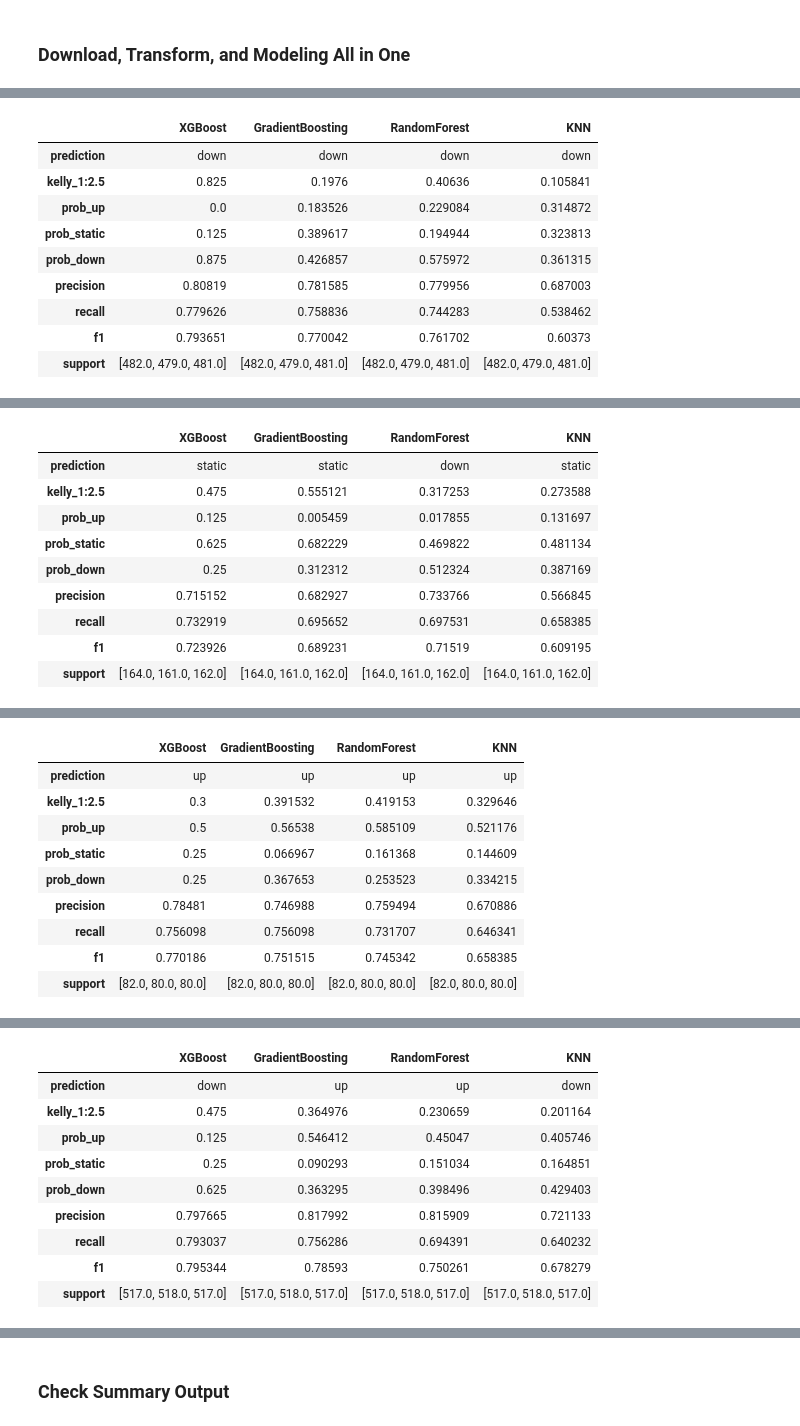
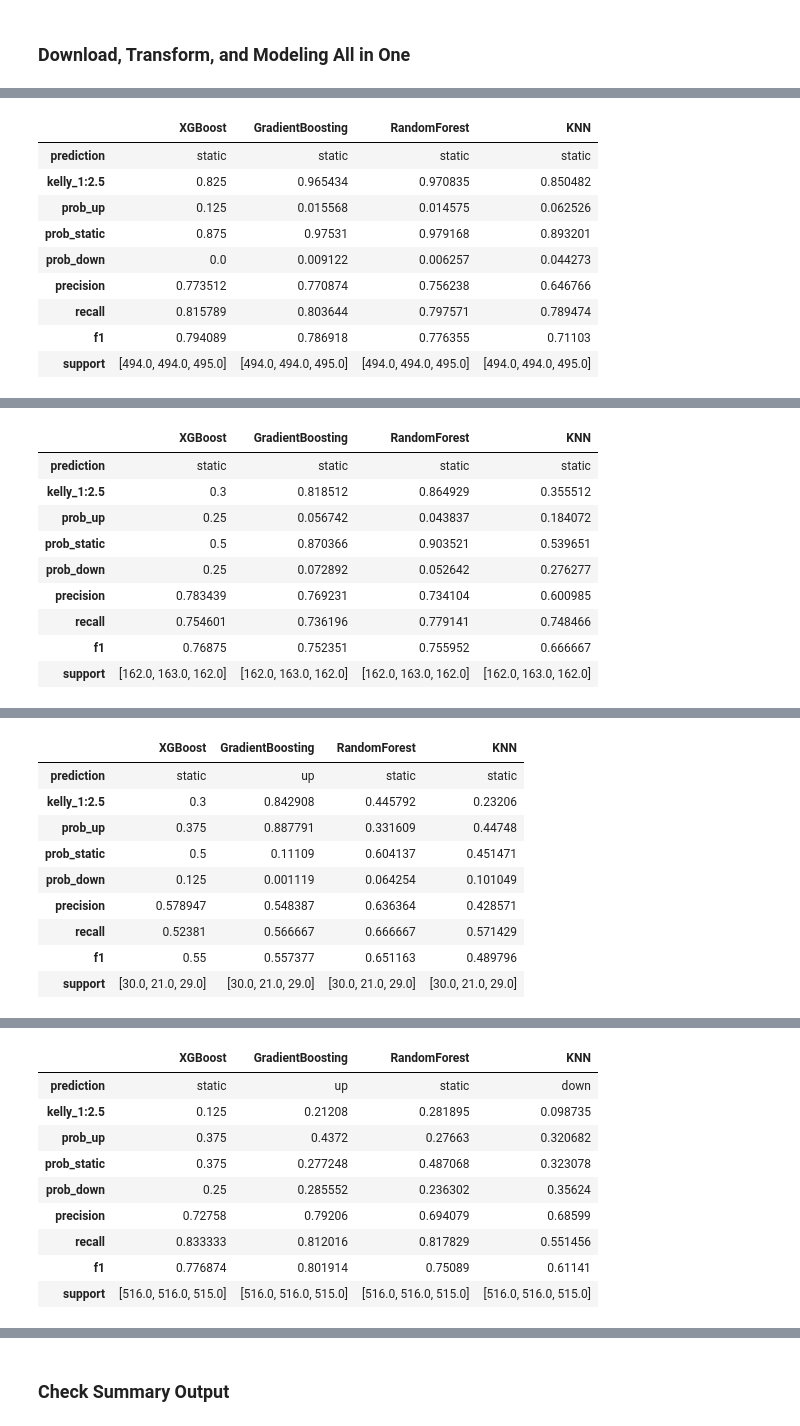
Before and after one commit to yuchild/stock_production, a Jupyter notebook: stock_next_time_frame_predictor.ipynb, the cells around one changed output, grey strips where cells are left out. Drawn from its saved outputs; the diff is of its cells as text; code cells hidden in the pictures.

```diff
--- a/stock_next_time_frame_predictor.ipynb
+++ b/stock_next_time_frame_predictor.ipynb
@@ -40,5 +40,5 @@ from src import functions as f
 # %% [markdown]
 ### Download, Transform, and Modeling All in One
 # %%
-f.predictions('ccl')
+f.predictions('nvda')
 # %% [output]
@@ -46,10 +46,10 @@ CCL 5m Interval Timestamp: 2024-10-17 14:29:13
 |  | XGBoost | GradientBoosting | RandomForest | KNN |
-| prediction | down | down | down | down |
-| kelly_1:2.5 | 0.825 | 0.1976 | 0.40636 | 0.105841 |
-| prob_up | 0.0 | 0.183526 | 0.229084 | 0.314872 |
-| prob_static | 0.125 | 0.389617 | 0.194944 | 0.323813 |
-| prob_down | 0.875 | 0.426857 | 0.575972 | 0.361315 |
-| precision | 0.80819 | 0.781585 | 0.779956 | 0.687003 |
-| recall | 0.779626 | 0.758836 | 0.744283 | 0.538462 |
-| f1 | 0.793651 | 0.770042 | 0.761702 | 0.60373 |
-| support | [482.0, 479.0, 481.0] | [482.0, 479.0, 481.0] | [482.0, 479.0, 481.0] | [482.0, 479.0, 481.0] |
+| prediction | static | static | static | static |
+| kelly_1:2.5 | 0.825 | 0.965434 | 0.970835 | 0.850482 |
+| prob_up | 0.125 | 0.015568 | 0.014575 | 0.062526 |
+| prob_static | 0.875 | 0.97531 | 0.979168 | 0.893201 |
+| prob_down | 0.0 | 0.009122 | 0.006257 | 0.044273 |
+| precision | 0.773512 | 0.770874 | 0.756238 | 0.646766 |
+| recall | 0.815789 | 0.803644 | 0.797571 | 0.789474 |
+| f1 | 0.794089 | 0.786918 | 0.776355 | 0.71103 |
+| support | [494.0, 494.0, 495.0] | [494.0, 494.0, 495.0] | [494.0, 494.0, 495.0] | [494.0, 494.0, 495.0] |
@@ -57,10 +57,10 @@ CCL 15m Interval Timestamp: 2024-10-17 14:29:21
 |  | XGBoost | GradientBoosting | RandomForest | KNN |
-| prediction | static | static | down | static |
-| kelly_1:2.5 | 0.475 | 0.555121 | 0.317253 | 0.273588 |
-| prob_up | 0.125 | 0.005459 | 0.017855 | 0.131697 |
-| prob_static | 0.625 | 0.682229 | 0.469822 | 0.481134 |
-| prob_down | 0.25 | 0.312312 | 0.512324 | 0.387169 |
-| precision | 0.715152 | 0.682927 | 0.733766 | 0.566845 |
-| recall | 0.732919 | 0.695652 | 0.697531 | 0.658385 |
-| f1 | 0.723926 | 0.689231 | 0.71519 | 0.609195 |
-| support | [164.0, 161.0, 162.0] | [164.0, 161.0, 162.0] | [164.0, 161.0, 162.0] | [164.0, 161.0, 162.0] |
+| prediction | static | static | static | static |
+| kelly_1:2.5 | 0.3 | 0.818512 | 0.864929 | 0.355512 |
+| prob_up | 0.25 | 0.056742 | 0.043837 | 0.184072 |
+| prob_static | 0.5 | 0.870366 | 0.903521 | 0.539651 |
+| prob_down | 0.25 | 0.072892 | 0.052642 | 0.276277 |
+| precision | 0.783439 | 0.769231 | 0.734104 | 0.600985 |
+| recall | 0.754601 | 0.736196 | 0.779141 | 0.748466 |
+| f1 | 0.76875 | 0.752351 | 0.755952 | 0.666667 |
+| support | [162.0, 163.0, 162.0] | [162.0, 163.0, 162.0] | [162.0, 163.0, 162.0] | [162.0, 163.0, 162.0] |
@@ -68,10 +68,10 @@ CCL 30m Interval Timestamp: 2024-10-17 14:29:29
 |  | XGBoost | GradientBoosting | RandomForest | KNN |
-| prediction | up | up | up | up |
-| kelly_1:2.5 | 0.3 | 0.391532 | 0.419153 | 0.329646 |
-| prob_up | 0.5 | 0.56538 | 0.585109 | 0.521176 |
-| prob_static | 0.25 | 0.066967 | 0.161368 | 0.144609 |
-| prob_down | 0.25 | 0.367653 | 0.253523 | 0.334215 |
-| precision | 0.78481 | 0.746988 | 0.759494 | 0.670886 |
-| recall | 0.756098 | 0.756098 | 0.731707 | 0.646341 |
-| f1 | 0.770186 | 0.751515 | 0.745342 | 0.658385 |
-| support | [82.0, 80.0, 80.0] | [82.0, 80.0, 80.0] | [82.0, 80.0, 80.0] | [82.0, 80.0, 80.0] |
+| prediction | static | up | static | static |
+| kelly_1:2.5 | 0.3 | 0.842908 | 0.445792 | 0.23206 |
+| prob_up | 0.375 | 0.887791 | 0.331609 | 0.44748 |
+| prob_static | 0.5 | 0.11109 | 0.604137 | 0.451471 |
+| prob_down | 0.125 | 0.001119 | 0.064254 | 0.101049 |
+| precision | 0.578947 | 0.548387 | 0.636364 | 0.428571 |
+| recall | 0.52381 | 0.566667 | 0.666667 | 0.571429 |
+| f1 | 0.55 | 0.557377 | 0.651163 | 0.489796 |
+| support | [30.0, 21.0, 29.0] | [30.0, 21.0, 29.0] | [30.0, 21.0, 29.0] | [30.0, 21.0, 29.0] |
@@ -79,10 +79,10 @@ CCL 1h Interval Timestamp: 2024-10-17 14:29:38
 |  | XGBoost | GradientBoosting | RandomForest | KNN |
-| prediction | down | up | up | down |
-| kelly_1:2.5 | 0.475 | 0.364976 | 0.230659 | 0.201164 |
-| prob_up | 0.125 | 0.546412 | 0.45047 | 0.405746 |
-| prob_static | 0.25 | 0.090293 | 0.151034 | 0.164851 |
-| prob_down | 0.625 | 0.363295 | 0.398496 | 0.429403 |
-| precision | 0.797665 | 0.817992 | 0.815909 | 0.721133 |
-| recall | 0.793037 | 0.756286 | 0.694391 | 0.640232 |
-| f1 | 0.795344 | 0.78593 | 0.750261 | 0.678279 |
-| support | [517.0, 518.0, 517.0] | [517.0, 518.0, 517.0] | [517.0, 518.0, 517.0] | [517.0, 518.0, 517.0] |
+| prediction | static | up | static | down |
+| kelly_1:2.5 | 0.125 | 0.21208 | 0.281895 | 0.098735 |
+| prob_up | 0.375 | 0.4372 | 0.27663 | 0.320682 |
+| prob_static | 0.375 | 0.277248 | 0.487068 | 0.323078 |
+| prob_down | 0.25 | 0.285552 | 0.236302 | 0.35624 |
+| precision | 0.72758 | 0.79206 | 0.694079 | 0.68599 |
+| recall | 0.833333 | 0.812016 | 0.817829 | 0.551456 |
+| f1 | 0.776874 | 0.801914 | 0.75089 | 0.61141 |
+| support | [516.0, 516.0, 515.0] | [516.0, 516.0, 515.0] | [516.0, 516.0, 515.0] | [516.0, 516.0, 515.0] |
```
Also changed, not shown: parts of 2 cells of this notebook, 56 other files.
